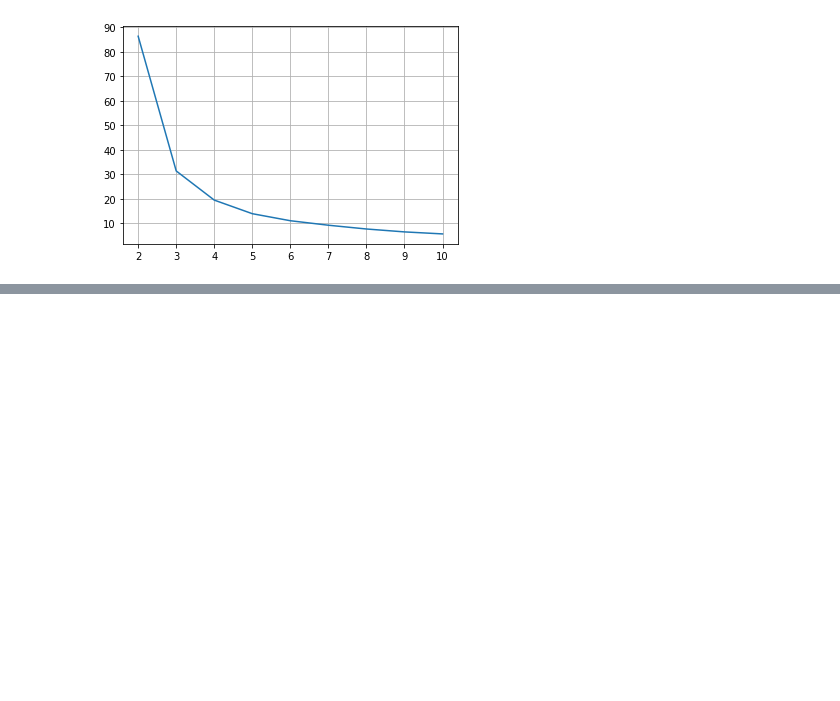
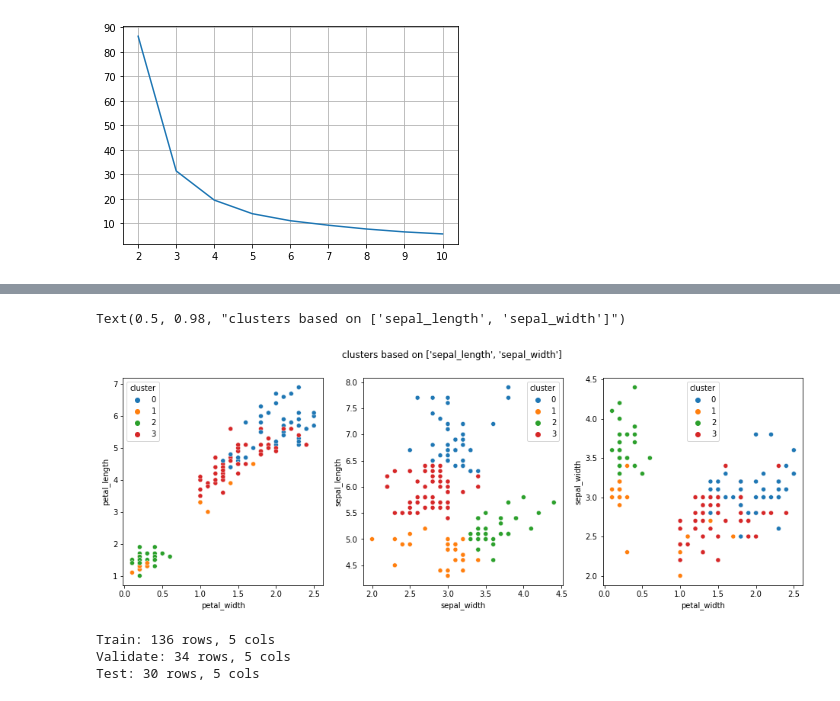
Before and after one commit to raycerna/clustering-exercises, a Jupyter notebook: modeling.ipynb, the cells around one changed output, grey strips where cells are left out. Drawn from its saved outputs; the diff is of its cells as text; code cells hidden in the pictures; blank space fills up the shorter version.

```diff
--- a/modeling.ipynb
+++ b/modeling.ipynb
@@ -56,0 +85,25 @@ plt.grid()
+# %%
+X = iris[['sepal_length', 'sepal_width']]
+
+kmeans = KMeans(n_clusters=4)
+kmeans.fit(X)
+iris['cluster'] = kmeans.labels_
+iris.cluster = iris.cluster.astype('category')
+
+fig, (ax1, ax2, ax3) = plt.subplots(1, 3, figsize=(16, 5))
+
+sns.scatterplot(data=iris, y='petal_length', x='petal_width', hue='cluster', ax=ax1)
+sns.scatterplot(data=iris, y='sepal_length', x='sepal_width', hue='cluster', ax=ax2)
+sns.scatterplot(data=iris, y='sepal_width', x='petal_width', hue='cluster', ax=ax3)
+fig.suptitle(f'clusters based on {X.columns.tolist()}')
+# %% [output]
+Text(0.5, 0.98, "clusters based on ['sepal_length', 'sepal_width']")
+[figure, added]
+# %%
+customers = wrangle_mall.acquire()
+train, validate, test = wrangle_mall.split(customers)
+train_scaled, _, _ = wrangle_mall.scale(train, validate, test)
+# %% [output]
+Train: 136 rows, 5 cols
+Validate: 34 rows, 5 cols
+Test: 30 rows, 5 cols
```
Also changed, not shown: parts of 7 cells of this notebook.
